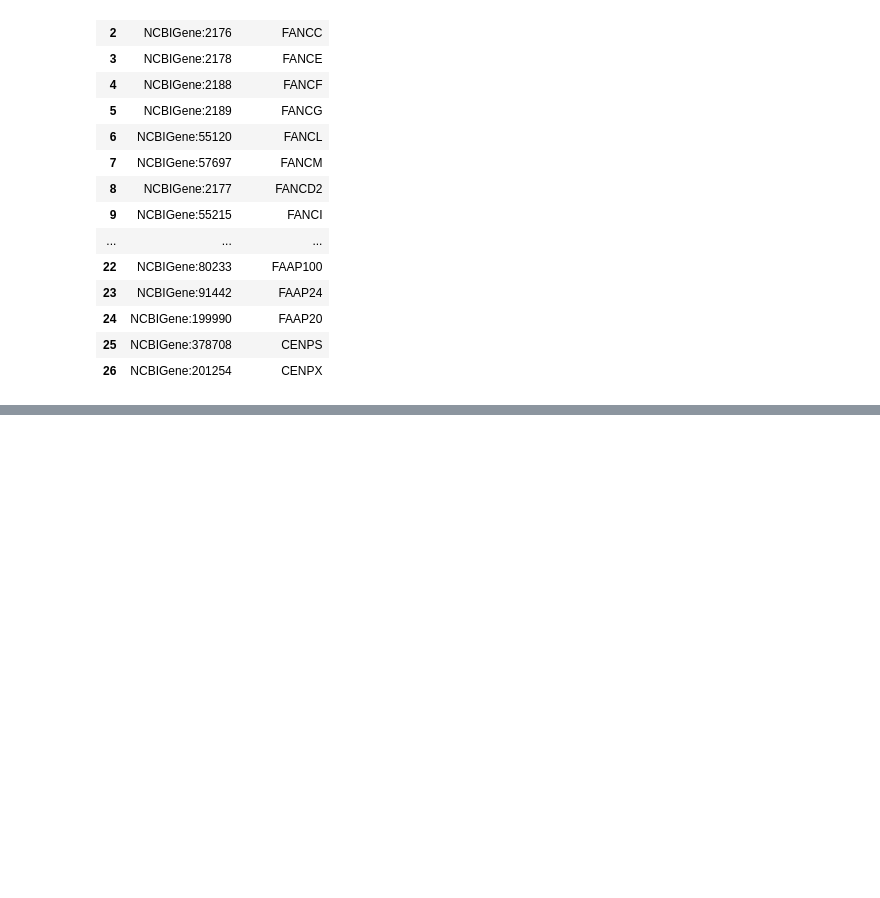
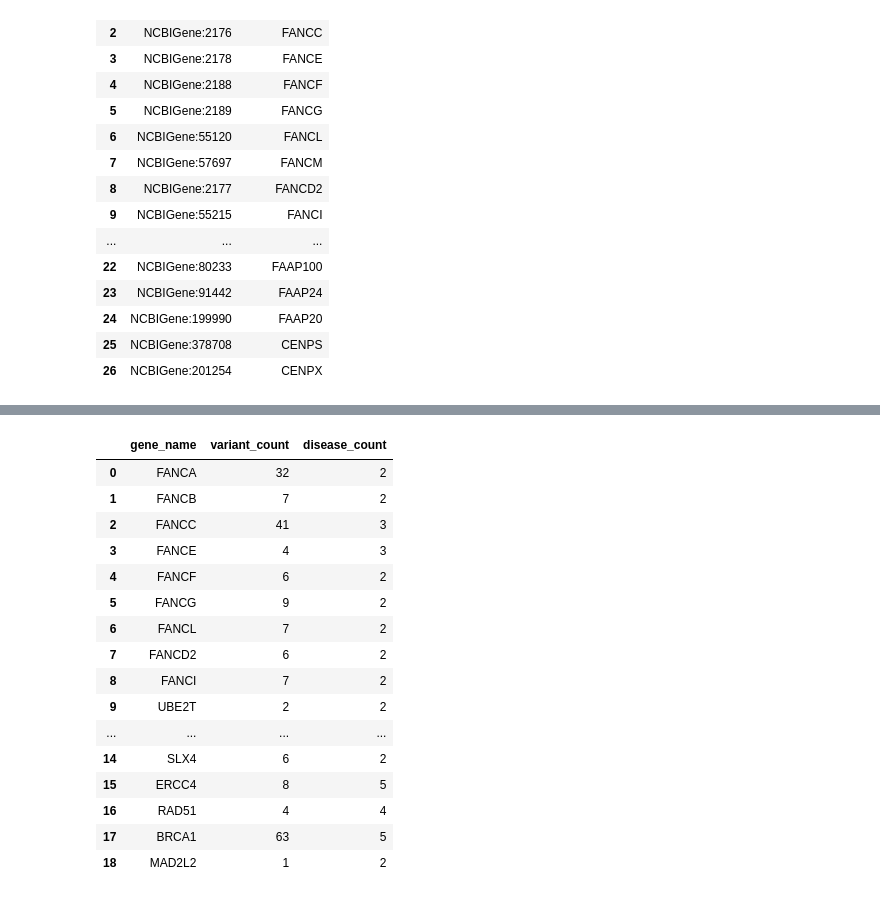
Before and after one commit to ncats/translator-workflows, a Jupyter notebook: Orange_QB1_Benchmark_CQs/QB1.2_FA_Gene_Pathogenic_Variants/QB1.2.ipynb, the cells around one changed output, grey strips where cells are left out. Saved outputs shown, nothing was run; the diff lists cells and outputs as text; code cells hidden in the pictures; blank space fills up the shorter version.

Commit message:
created summary table

```diff
--- a/Orange_QB1_Benchmark_CQs/QB1.2_FA_Gene_Pathogenic_Variants/QB1.2.ipynb
+++ b/Orange_QB1_Benchmark_CQs/QB1.2_FA_Gene_Pathogenic_Variants/QB1.2.ipynb
@@ -203,0 +216,28 @@ wd_result_frame
+# %%
+result_frame['variant_count'] = result_frame['variants'].apply(str2list)
+# %%
+disease_frame = result_frame[['gene_name', 'disease_count']].drop_duplicates()
+# %%
+variant_frame = result_frame[['gene_name', 'variant_count']].drop_duplicates()
+# %%
+summary_frame = pd.merge(variant_frame, disease_frame, on='gene_name')
+# %%
+summary_frame
+# %% [output]
+|  | gene_name | variant_count | disease_count |
+| 0 | FANCA | 32 | 2 |
+| 1 | FANCB | 7 | 2 |
+| 2 | FANCC | 41 | 3 |
+| 3 | FANCE | 4 | 3 |
+| 4 | FANCF | 6 | 2 |
+| 5 | FANCG | 9 | 2 |
+| 6 | FANCL | 7 | 2 |
+| 7 | FANCD2 | 6 | 2 |
+| 8 | FANCI | 7 | 2 |
+| 9 | UBE2T | 2 | 2 |
+| ... | ... | ... | ... |
+| 14 | SLX4 | 6 | 2 |
+| 15 | ERCC4 | 8 | 5 |
+| 16 | RAD51 | 4 | 4 |
+| 17 | BRCA1 | 63 | 5 |
+| 18 | MAD2L2 | 1 | 2 |
```
Also changed, not shown: parts of 6 cells of this notebook, 2 other files.
